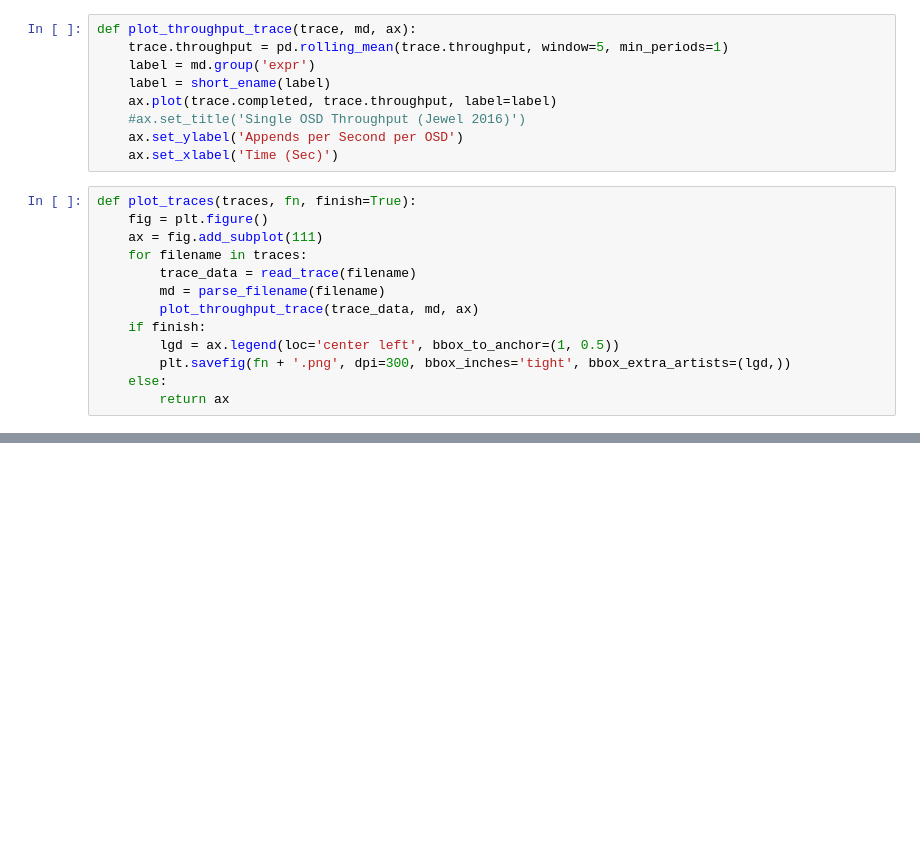
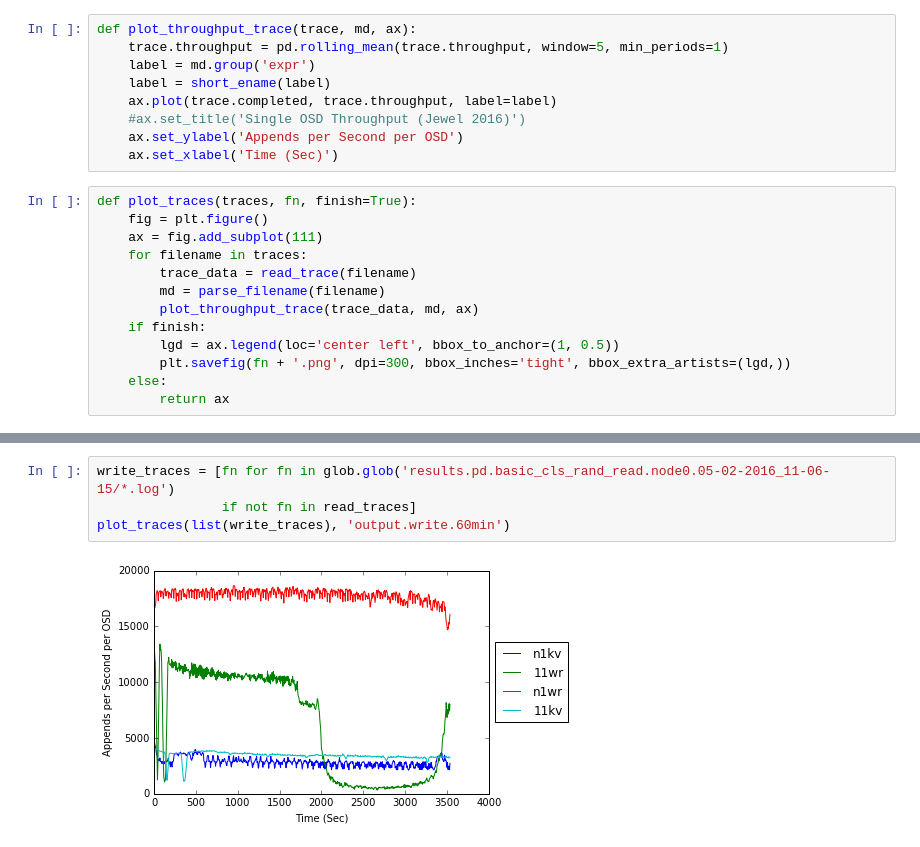
Before and after one commit to michaelsevilla/zlog-popper, a Jupyter notebook: experiments/basic-cls-rand-read/visualize.ipynb, the cells around one changed output, grey strips where cells are left out. Cells and saved outputs as stored; diff of their text form; blank space fills up the shorter version.

```diff
--- a/experiments/basic-cls-rand-read/visualize.ipynb
+++ b/experiments/basic-cls-rand-read/visualize.ipynb
@@ -93,0 +101,6 @@ plot_traces(list(write_traces), 'output.write.60min')
+# %%
+write_traces = [fn for fn in glob.glob('results.pd.basic_cls_rand_read.node0.05-02-2016_11-06-15/*.log')
+                if not fn in read_traces]
+plot_traces(list(write_traces), 'output.write.60min')
+# %% [output]
+[figure, added]
```
Also changed, not shown: parts of 4 cells of this notebook.
